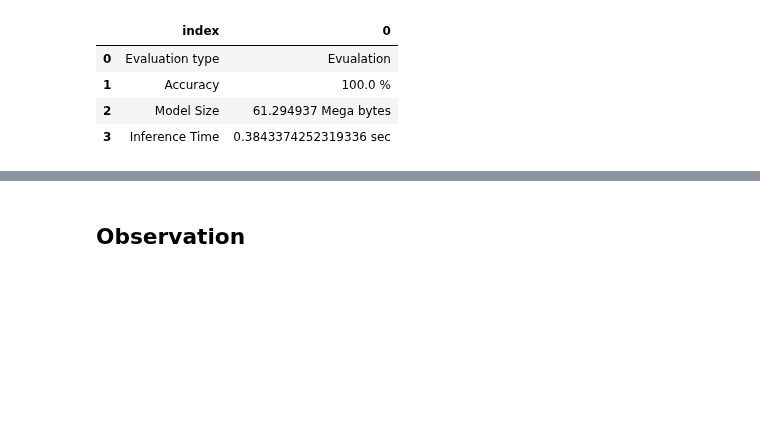
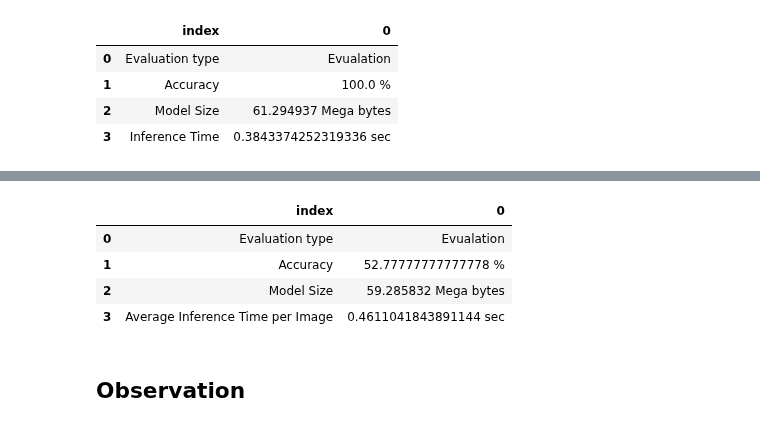
Before and after one commit to nagusubra/Solar_panel_dust_detection, a Jupyter notebook: Final_report.ipynb, the cells around one changed output, grey strips where cells are left out. Saved outputs shown, nothing was run; the diff lists cells and outputs as text; code cells hidden in the pictures; blank space fills up the shorter version.

```diff
--- a/Final_report.ipynb
+++ b/Final_report.ipynb
@@ -562,2 +598,10 @@ Average Inference Time per Image: 0.42076 s
+# %%
+quantized_tflite_iteratively_pruned_model_evulation_df
+# %% [output]
+|  | index | 0 |
+| 0 | Evaluation type | Evualation |
+| 1 | Accuracy | 52.77777777777778 % |
+| 2 | Model Size | 59.285832 Mega bytes |
+| 3 | Average Inference Time per Image | 0.4611041843891144 sec |
 # %% [markdown]
 ## Observation
```
Also changed, not shown: parts of 6 cells of this notebook.
